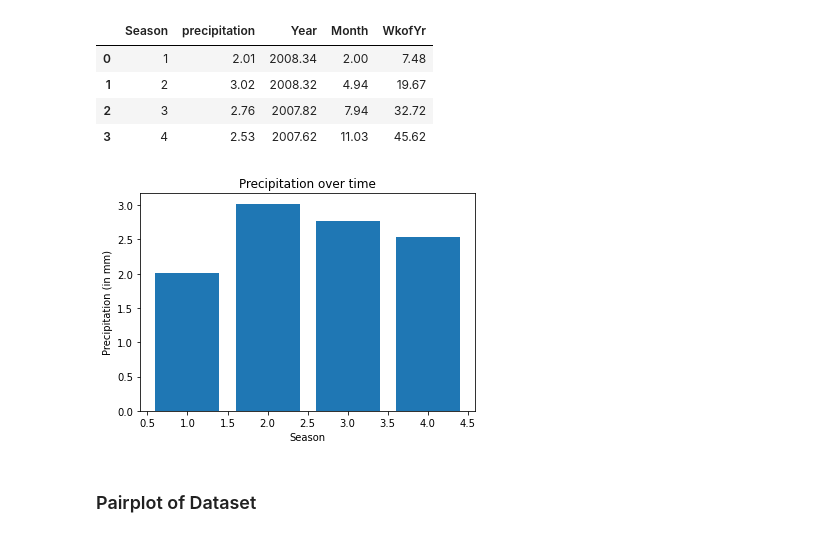
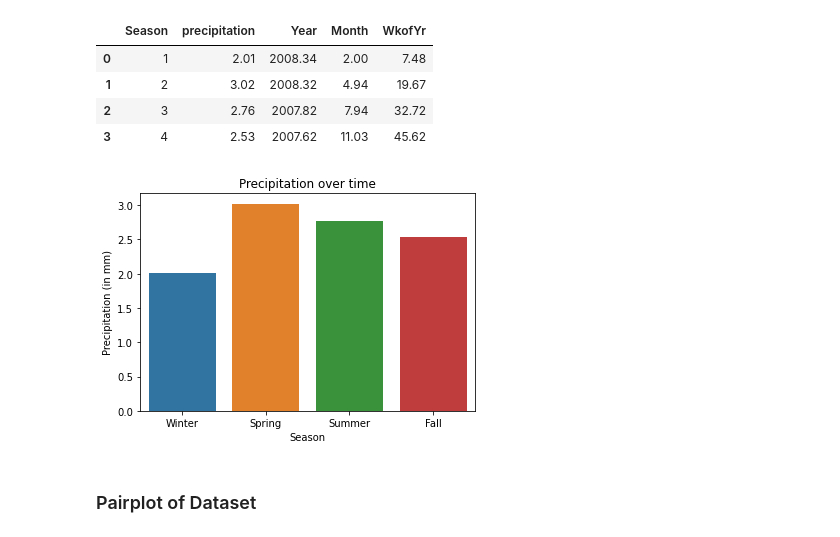
Before and after one commit to sampso29/Toronto-Rain-Prediction-, a Jupyter notebook: Toronto Rain Prediction.ipynb, the cells around one changed output. Cells and saved outputs as stored; diff of their text form; code cells hidden in the pictures.

```diff
--- a/Toronto Rain Prediction.ipynb
+++ b/Toronto Rain Prediction.ipynb
@@ -988,13 +1034,16 @@ season_df
 | 2 | 3 | 2.76 | 2007.82 | 7.94 | 32.72 |
 | 3 | 4 | 2.53 | 2007.62 | 11.03 | 45.62 |
 # %%
-plt.bar(season_df.Season, season_df.precipitation)
+seasons = ['Winter', 'Spring', 'Summer', 'Fall'] # season labels
+
+sns.barplot(x="Season", y="precipitation", data=season_df, dodge=False)
+plt.xticks(np.arange(0, 4), seasons) # convert numbers to seasons
 plt.xlabel('Season')
 plt.ylabel('Precipitation (in mm)')
 plt.title('Precipitation over time')
 plt.show()
 # %% [output]
-[figure, old version]
+[figure, new version]
 # %% [markdown]
 ### Pairplot of Dataset
 # %%
```
Also changed, not shown: parts of 7 cells of this notebook.
